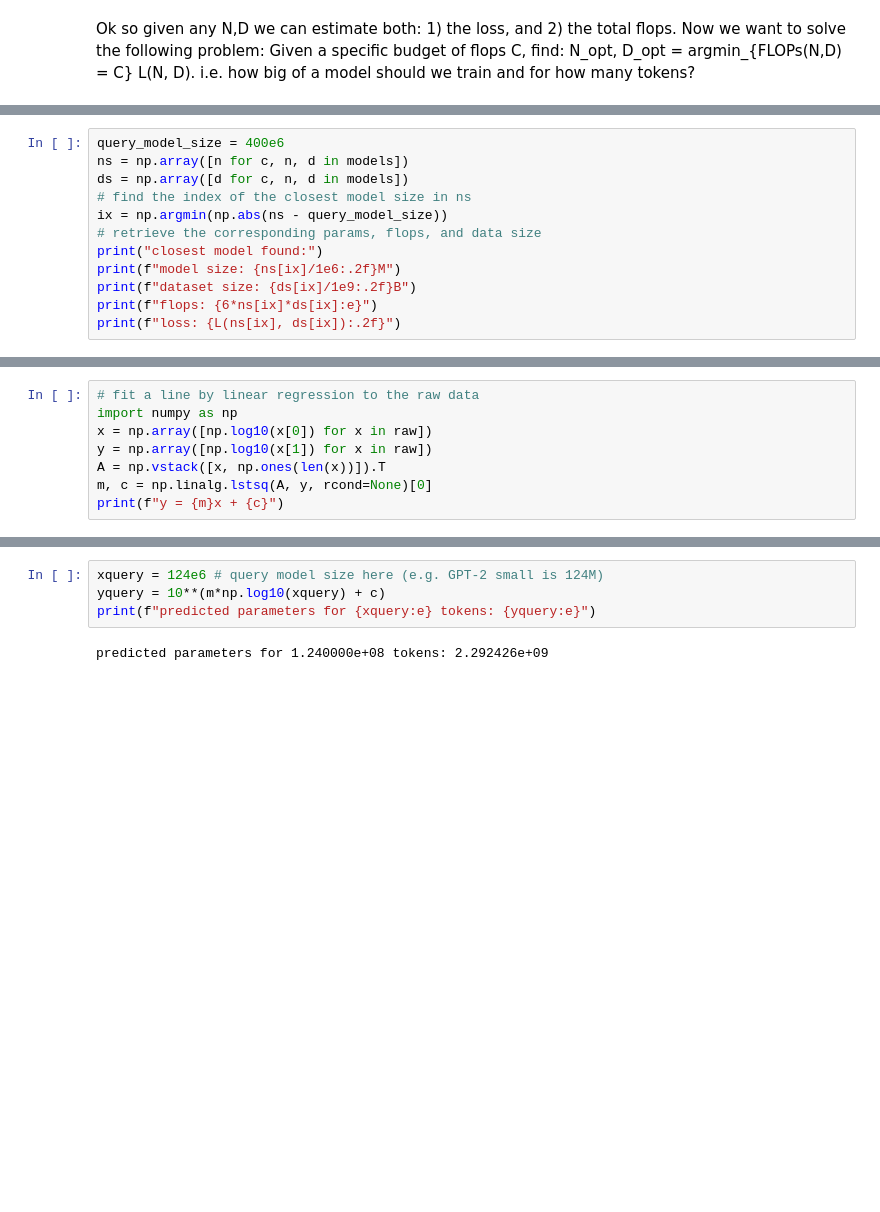
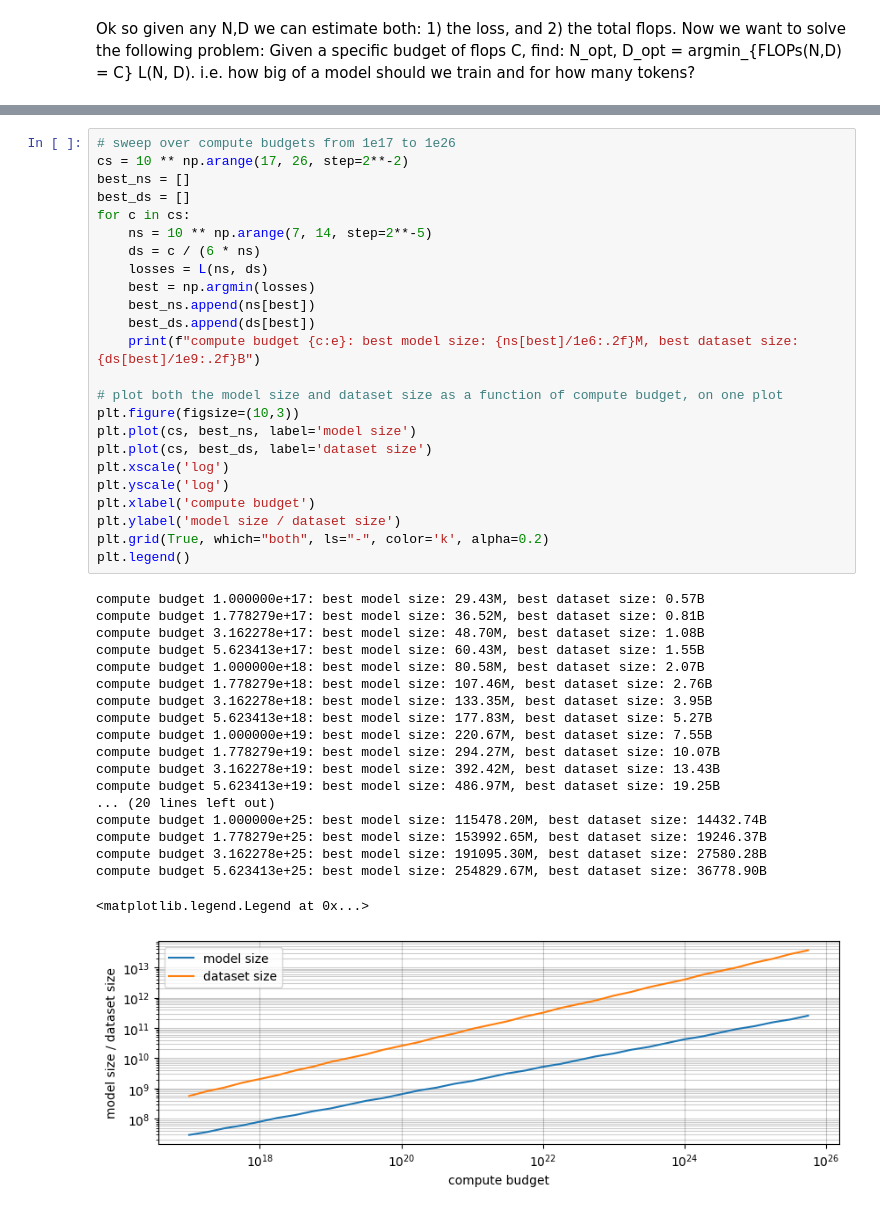
Before and after one commit to karpathy/nanoGPT, a Jupyter notebook: scaling_laws.ipynb, the cells around one changed output, grey strips where cells are left out. Saved outputs shown, nothing was run; the diff lists cells and outputs as text; blank space fills up the shorter version.

```diff
--- a/scaling_laws.ipynb
+++ b/scaling_laws.ipynb
@@ -270,12 +165,0 @@ len(models)
-# %%
-query_model_size = 400e6
-ns = np.array([n for c, n, d in models])
-ds = np.array([d for c, n, d in models])
-# find the index of the closest model size in ns
-ix = np.argmin(np.abs(ns - query_model_size))
-# retrieve the corresponding params, flops, and data size
-print("closest model found:")
-print(f"model size: {ns[ix]/1e6:.2f}M")
-print(f"dataset size: {ds[ix]/1e9:.2f}B")
-print(f"flops: {6*ns[ix]*ds[ix]:e}")
-print(f"loss: {L(ns[ix], ds[ix]):.2f}")
@@ -322,8 +165,0 @@ raw = [
-# %%
-# fit a line by linear regression to the raw data
-import numpy as np
-x = np.array([np.log10(x[0]) for x in raw])
-y = np.array([np.log10(x[1]) for x in raw])
-A = np.vstack([x, np.ones(len(x))]).T
-m, c = np.linalg.lstsq(A, y, rcond=None)[0]
-print(f"y = {m}x + {c}")
@@ -346,6 +166,44 @@ plt.grid()
-# %%
-xquery = 124e6 # query model size here (e.g. GPT-2 small is 124M)
-yquery = 10**(m*np.log10(xquery) + c)
-print(f"predicted parameters for {xquery:e} tokens: {yquery:e}")
-# %% [output]
-predicted parameters for 1.240000e+08 tokens: 2.292426e+09
+# %%
+# sweep over compute budgets from 1e17 to 1e26
+cs = 10 ** np.arange(17, 26, step=2**-2)
+best_ns = []
+best_ds = []
+for c in cs:
+    ns = 10 ** np.arange(7, 14, step=2**-5)
+    ds = c / (6 * ns)
+    losses = L(ns, ds)
+    best = np.argmin(losses)
+    best_ns.append(ns[best])
+    best_ds.append(ds[best])
+    print(f"compute budget {c:e}: best model size: {ns[best]/1e6:.2f}M, best dataset size: {ds[best]/1e9:.2f}B")
+
+# plot both the model size and dataset size as a function of compute budget, on one plot
+plt.figure(figsize=(10,3))
+plt.plot(cs, best_ns, label='model size')
+plt.plot(cs, best_ds, label='dataset size')
+plt.xscale('log')
+plt.yscale('log')
+plt.xlabel('compute budget')
+plt.ylabel('model size / dataset size')
+plt.grid(True, which="both", ls="-", color='k', alpha=0.2)
+plt.legend()
+# %% [output]
+compute budget 1.000000e+17: best model size: 29.43M, best dataset size: 0.57B
+compute budget 1.778279e+17: best model size: 36.52M, best dataset size: 0.81B
+compute budget 3.162278e+17: best model size: 48.70M, best dataset size: 1.08B
+compute budget 5.623413e+17: best model size: 60.43M, best dataset size: 1.55B
+compute budget 1.000000e+18: best model size: 80.58M, best dataset size: 2.07B
+compute budget 1.778279e+18: best model size: 107.46M, best dataset size: 2.76B
+compute budget 3.162278e+18: best model size: 133.35M, best dataset size: 3.95B
+compute budget 5.623413e+18: best model size: 177.83M, best dataset size: 5.27B
+compute budget 1.000000e+19: best model size: 220.67M, best dataset size: 7.55B
+compute budget 1.778279e+19: best model size: 294.27M, best dataset size: 10.07B
+compute budget 3.162278e+19: best model size: 392.42M, best dataset size: 13.43B
+compute budget 5.623413e+19: best model size: 486.97M, best dataset size: 19.25B
+... (20 lines left out)
+compute budget 1.000000e+25: best model size: 115478.20M, best dataset size: 14432.74B
+compute budget 1.778279e+25: best model size: 153992.65M, best dataset size: 19246.37B
+compute budget 3.162278e+25: best model size: 191095.30M, best dataset size: 27580.28B
+compute budget 5.623413e+25: best model size: 254829.67M, best dataset size: 36778.90B
+<matplotlib.legend.Legend at 0x...>
+[figure, added]
```
Also changed, not shown: parts of 28 cells of this notebook, 1 other file.
